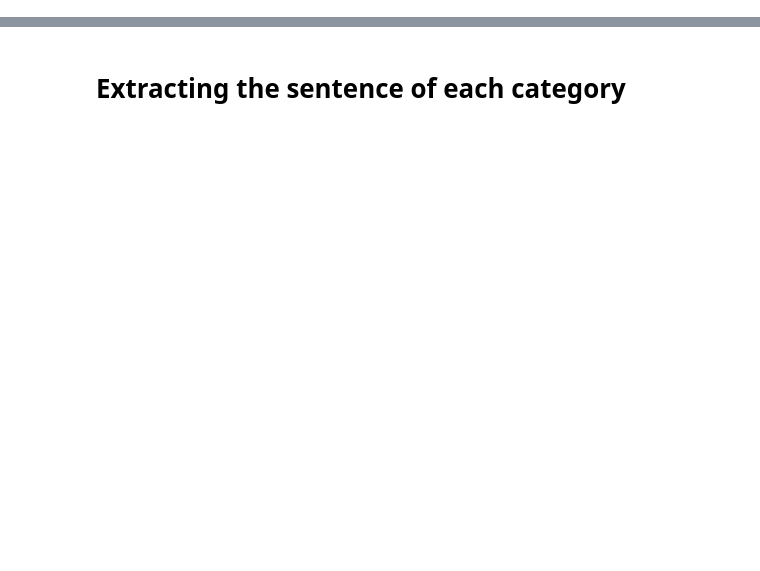
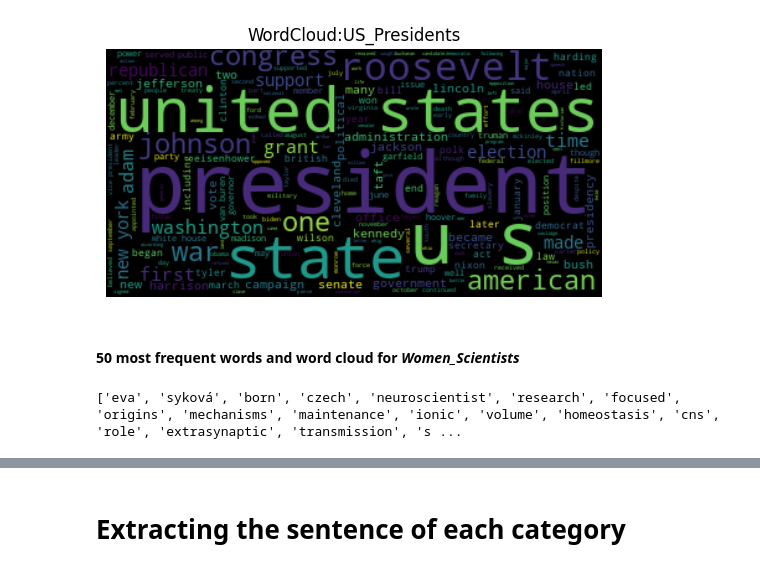
Before and after one commit to ClementineBleuze/M1-NLP-DataScience-Project, a Jupyter notebook: notebook/Data_Analysis.ipynb, the cells around one changed output, grey strips where cells are left out. Saved outputs shown, nothing was run; the diff lists cells and outputs as text; code cells hidden in the pictures; blank space fills up the shorter version.

```diff
--- a/notebook/Data_Analysis.ipynb
+++ b/notebook/Data_Analysis.ipynb
@@ -179,0 +207,27 @@ plt.show()
+# %%
+wordcloud = WordCloud().generate(Presidents)
+plt.title("WordCloud:US_Presidents")
+plt.imshow(wordcloud, interpolation='bilinear')
+plt.axis("off")
+plt.show()
+# %% [output]
+[figure, added]
+# %% [markdown]
+#### 50 most frequent words and word cloud for *Women_Scientists*
+# %%
+# Global text for Scientists
+Scientists = pre_sci_df[pre_sci_df["category"] == "Women_Scientists"]["clean_text"].str.cat(sep=" ")
+
+# List of tokens for Scientists
+Scientists_tokens = []
+
+for tokens in pre_sci_df[pre_sci_df["category"] == "Women_Scientists"]["tokens"]:
+    for token in tokens:
+        Scientists_tokens.append(token)
+
+# Vocabulary for Scientists
+Scientists_vocabulary = set(Scientists_tokens)
+
+print(Scientists_tokens[:20])
+# %% [output]
+['eva', 'syková', 'born', 'czech', 'neuroscientist', 'research', 'focused', 'origins', 'mechanisms', 'maintenance', 'ionic', 'volume', 'homeostasis', 'cns', 'role', 'extrasynaptic', 'transmission', 's ...
```
Also changed, not shown: parts of 50 cells of this notebook.
